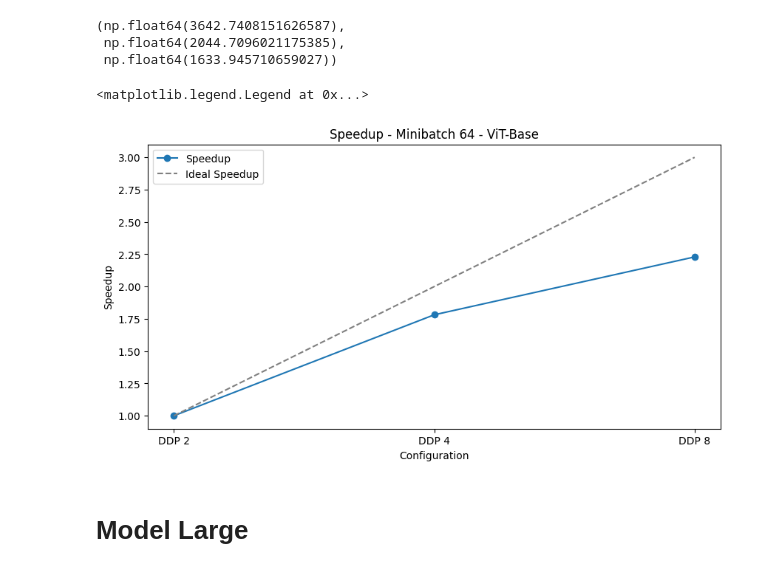
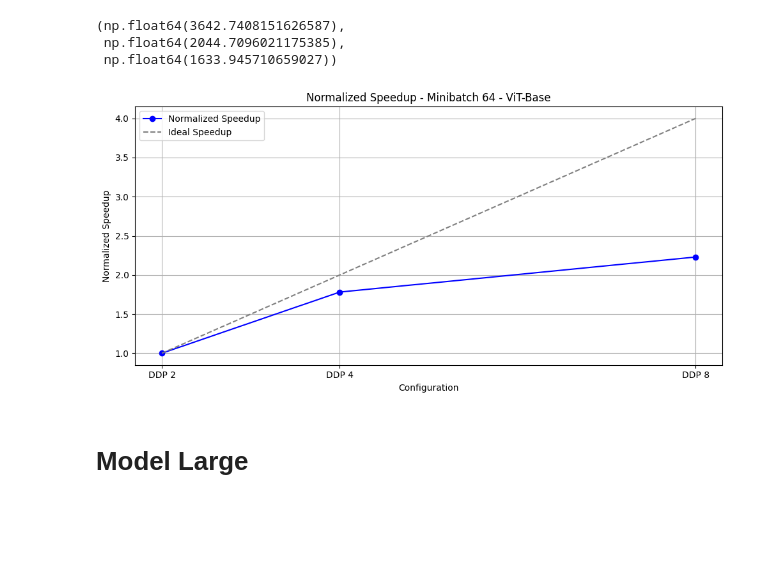
Before and after one commit to JacopoRaffi/Master_Thesis, a Jupyter notebook: analysis/ddp.ipynb, the cells around one changed output. Cells and saved outputs as stored; diff of their text form; code cells hidden in the pictures; blank space fills up the shorter version.

Commit message:
fix plot

```diff
--- a/analysis/ddp.ipynb
+++ b/analysis/ddp.ipynb
@@ -172,21 +172,36 @@ ddp_2["minibatch_time"].sum() , ddp_4["minibatch_time"].sum(), ddp_8["minibatch_
  np.float64(2044.7096021175385),
  np.float64(1633.945710659027))
 # %%
-# plot speedup
+base = ddp_2["minibatch_time"].sum()  # DDP 2 is the baseline
+
+# Compute normalized speedup (DDP 2 = 1)
+speedups = [
+    1,
+    base / ddp_4["minibatch_time"].sum(),
+    base / ddp_8["minibatch_time"].sum()
+]
+
+# Plot
 plt.figure(figsize=(10, 5))
-base = ddp_2["minibatch_time"].sum()
-speedups = [1, base / ddp_4["minibatch_time"].sum(), base / ddp_8["minibatch_time"].sum()]
-plt.plot([1, 2, 3], speedups, marker='o', label="Speedup")
-# plot ideal speedup
-plt.plot([1, 2, 3], [1, 2, 3], linestyle='--', color='gray', label="Ideal Speedup")
-plt.xticks([1, 2, 3], ["DDP 2", "DDP 4", "DDP 8"])
+
+# Plot actual speedup
+plt.plot([2, 4, 8], speedups, marker='o', label="Normalized Speedup", color='blue')
+
+# Plot ideal speedup (normalized so DDP 2 = 1, then ideal doubles)
+ideal_speedup = [1, 2, 4]
+plt.plot([2, 4, 8], ideal_speedup, linestyle='--', color='gray', label="Ideal Speedup")
+
+# Configure plot
+plt.xticks([2, 4, 8], ["DDP 2", "DDP 4", "DDP 8"])
 plt.xlabel("Configuration")
-plt.ylabel("Speedup")
-plt.title("Speedup - Minibatch 64 - ViT-Base")
+plt.ylabel("Normalized Speedup")
+plt.title("Normalized Speedup - Minibatch 64 - ViT-Base")
 plt.legend()
+plt.grid(True)
+plt.tight_layout()
+plt.show()
 # %% [output]
-<matplotlib.legend.Legend at 0x...>
-[figure, old version]
+[figure, new version]
 # %% [markdown]
 # Model Large
 # %% [markdown]
```
